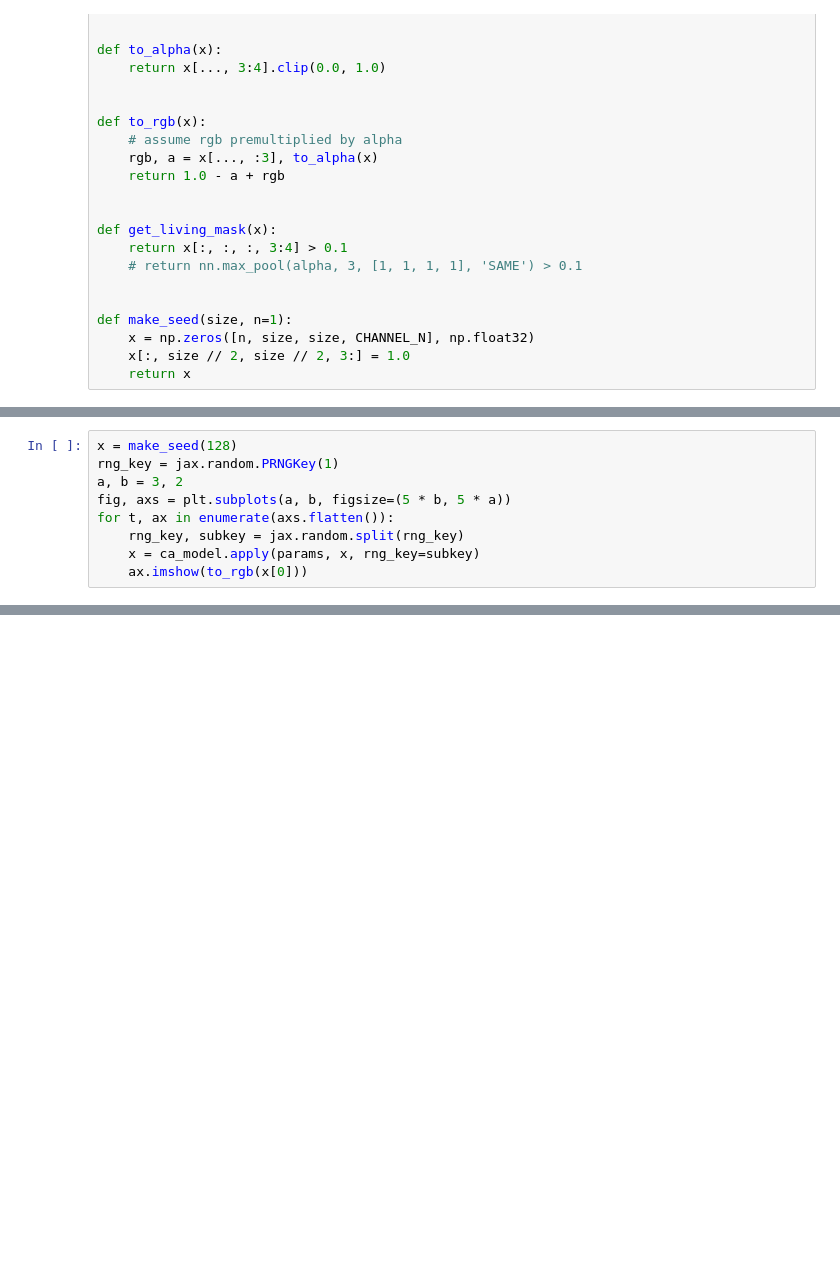
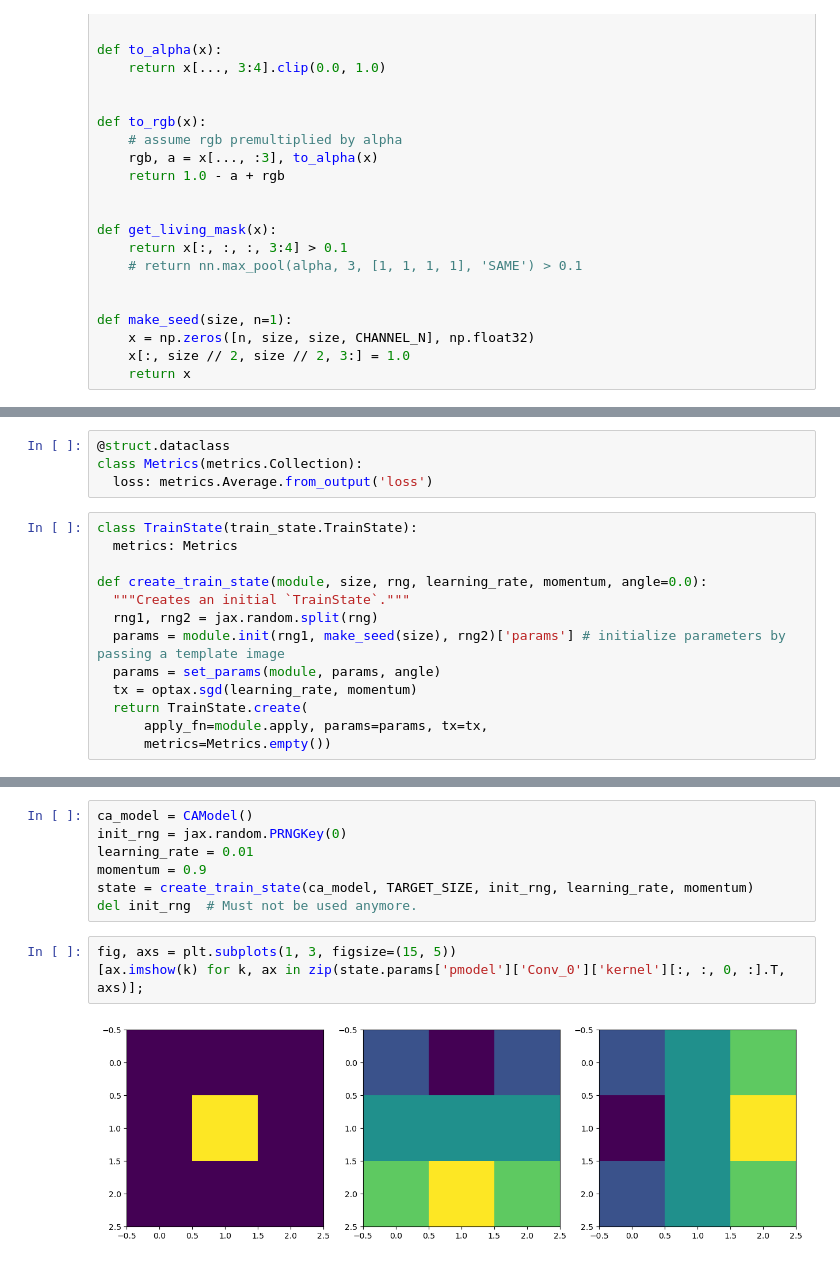
Before and after one commit to maxencefaldor/genotype-nca, a Jupyter notebook: notebooks/NCAs.ipynb, the cells around one changed output, grey strips where cells are left out. Drawn from its saved outputs; the diff is of its cells as text; blank space fills up the shorter version.

Commit message:
TrainState

```diff
--- a/notebooks/NCAs.ipynb
+++ b/notebooks/NCAs.ipynb
@@ -155,9 +157,0 @@ params = ca_model.init(subkey1, x=make_seed(128), rng_key=subkey2)
-# %%
-x = make_seed(128)
-rng_key = jax.random.PRNGKey(1)
-a, b = 3, 2
-fig, axs = plt.subplots(a, b, figsize=(5 * b, 5 * a))
-for t, ax in enumerate(axs.flatten()):
-    rng_key, subkey = jax.random.split(rng_key)
-    x = ca_model.apply(params, x, rng_key=subkey)
-    ax.imshow(to_rgb(x[0]))
@@ -171,0 +160,17 @@ Clipping input data to the valid range for imshow with RGB data ([0..1] for floa
+# %%
+@struct.dataclass
+class Metrics(metrics.Collection):
+  loss: metrics.Average.from_output('loss')
+# %%
+class TrainState(train_state.TrainState):
+  metrics: Metrics
+
+def create_train_state(module, size, rng, learning_rate, momentum, angle=0.0):
+  """Creates an initial `TrainState`."""
+  rng1, rng2 = jax.random.split(rng)
+  params = module.init(rng1, make_seed(size), rng2)['params'] # initialize parameters by passing a template image
+  params = set_params(module, params, angle)
+  tx = optax.sgd(learning_rate, momentum)
+  return TrainState.create(
+      apply_fn=module.apply, params=params, tx=tx,
+      metrics=Metrics.empty())
@@ -171,0 +194,12 @@ Clipping input data to the valid range for imshow with RGB data ([0..1] for floa
+# %%
+ca_model = CAModel()
+init_rng = jax.random.PRNGKey(0)
+learning_rate = 0.01
+momentum = 0.9
+state = create_train_state(ca_model, TARGET_SIZE, init_rng, learning_rate, momentum)
+del init_rng  # Must not be used anymore.
+# %%
+fig, axs = plt.subplots(1, 3, figsize=(15, 5))
+[ax.imshow(k) for k, ax in zip(state.params['pmodel']['Conv_0']['kernel'][:, :, 0, :].T, axs)];
+# %% [output]
+[figure, added]
```
Also changed, not shown: parts of 14 cells of this notebook.
